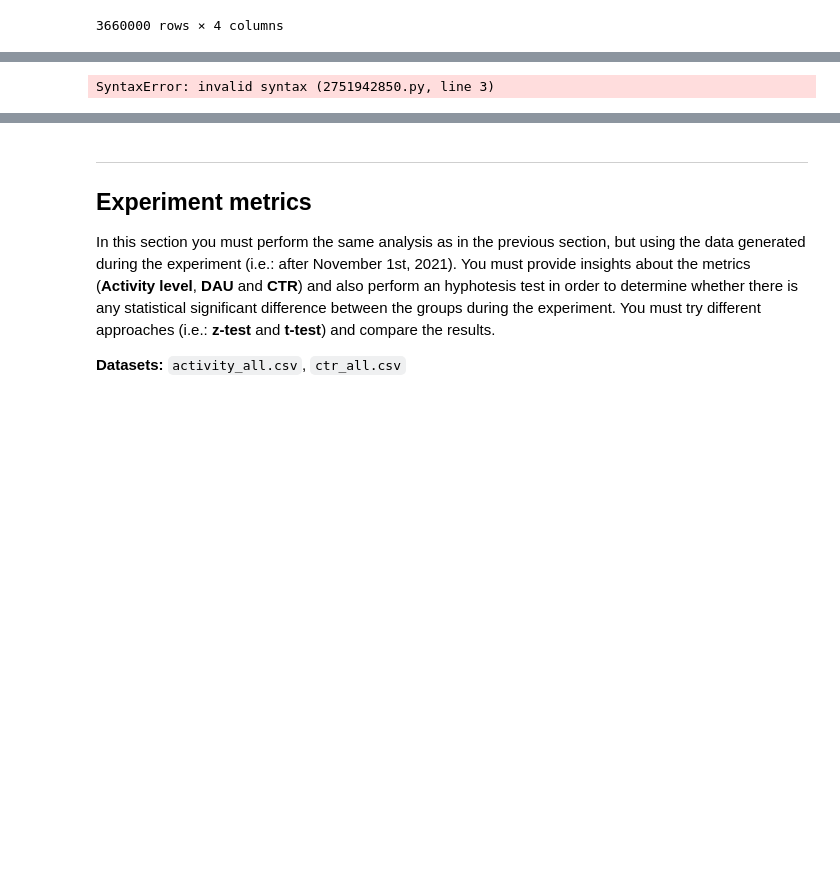
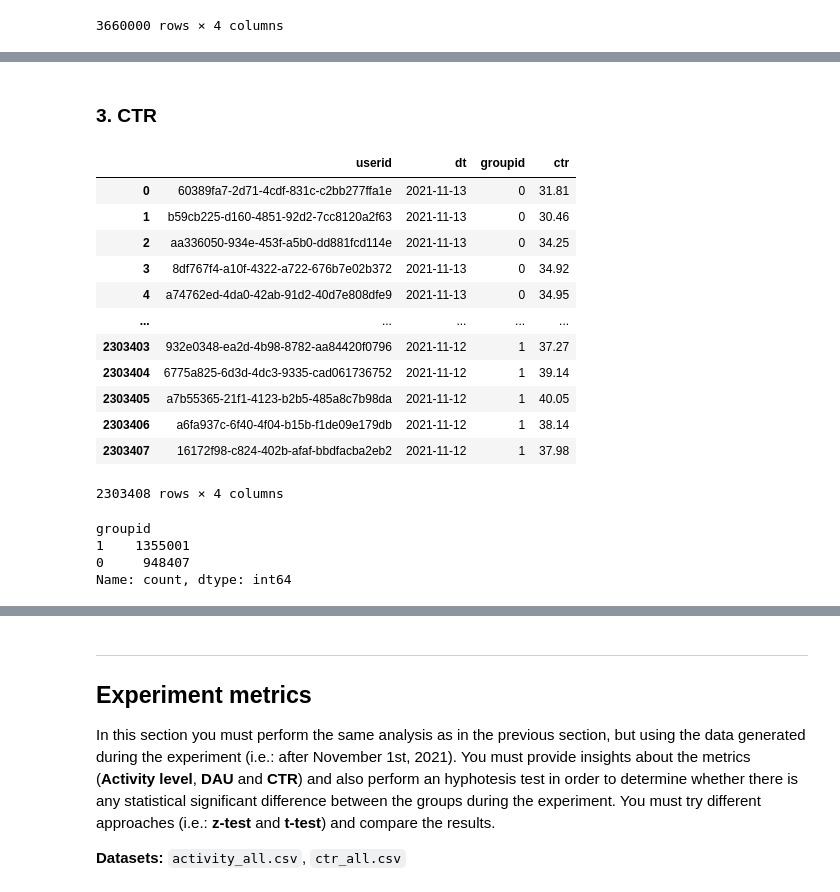
Before and after one commit to AndrewBavuels/the_significant_challenge, a Jupyter notebook: ab_test_challenge.ipynb, the cells around one changed output, grey strips where cells are left out. Cells and saved outputs as stored; diff of their text form; code cells hidden in the pictures; blank space fills up the shorter version.

```diff
--- a/ab_test_challenge.ipynb
+++ b/ab_test_challenge.ipynb
@@ -235,7 +388,28 @@ activity_all
+# %% [markdown]
+### 3. CTR
 # %%
 # your-code
 ctr_all = pd.read_csv('./data/ctr_all.csv')
-ctr_all['dt'] = pd.to_datetime(ctr_all['dt']), for
-mat =
+ctr_all['dt'] = pd.to_datetime(ctr_all['dt'])
+ctr_all
 # %% [output]
+|  | userid | dt | groupid | ctr |
+| 0 | 60389fa7-2d71-4cdf-831c-c2bb277ffa1e | 2021-11-13 | 0 | 31.81 |
+| 1 | b59cb225-d160-4851-92d2-7cc8120a2f63 | 2021-11-13 | 0 | 30.46 |
+| 2 | aa336050-934e-453f-a5b0-dd881fcd114e | 2021-11-13 | 0 | 34.25 |
+| 3 | 8df767f4-a10f-4322-a722-676b7e02b372 | 2021-11-13 | 0 | 34.92 |
+| 4 | a74762ed-4da0-42ab-91d2-40d7e808dfe9 | 2021-11-13 | 0 | 34.95 |
+| ... | ... | ... | ... | ... |
+| 2303403 | 932e0348-ea2d-4b98-8782-aa84420f0796 | 2021-11-12 | 1 | 37.27 |
+| 2303404 | 6775a825-6d3d-4dc3-9335-cad061736752 | 2021-11-12 | 1 | 39.14 |
+| 2303405 | a7b55365-21f1-4123-b2b5-485a8c7b98da | 2021-11-12 | 1 | 40.05 |
+| 2303406 | a6fa937c-6f40-4f04-b15b-f1de09e179db | 2021-11-12 | 1 | 38.14 |
+| 2303407 | 16172f98-c824-402b-afaf-bbdfacba2eb2 | 2021-11-12 | 1 | 37.98 |
-SyntaxError: invalid syntax (2751942850.py, line 3)
+2303408 rows × 4 columns
+# %%
+ctr_all['groupid'].value_counts()
+# %% [output]
+groupid
+1    1355001
+0     948407
+Name: count, dtype: int64
```
Also changed, not shown: parts of 59 cells of this notebook.
